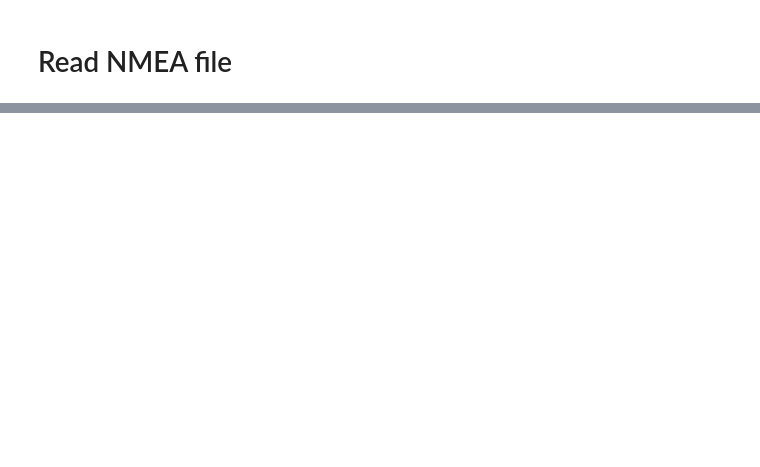
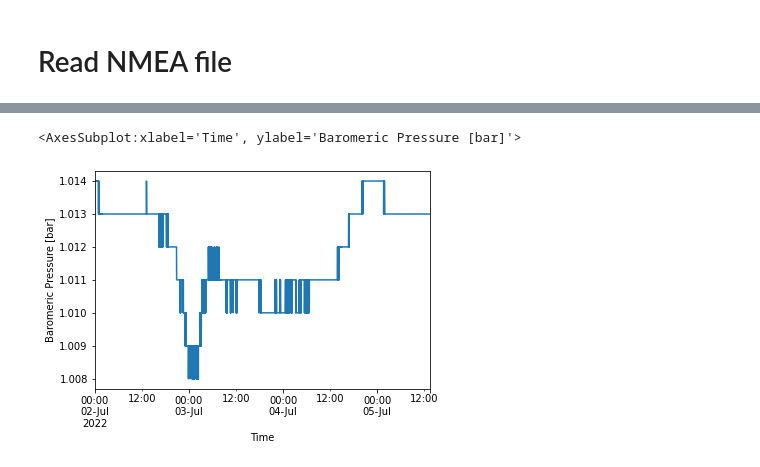
Before and after one commit to cioos-siooc/ocean-data-parser, a Jupyter notebook: notebooks/nmea_example.ipynb, the cells around one changed output, grey strips where cells are left out. Cells and saved outputs as stored; diff of their text form; code cells hidden in the pictures; blank space fills up the shorter version.

```diff
--- a/notebooks/nmea_example.ipynb
+++ b/notebooks/nmea_example.ipynb
@@ -92,0 +97,6 @@ df_5min['air_temp'].astype(float).plot(xlabel='Time',ylabel='Air Temperature')
+# %%
+# Plot data
+df_resampled["b_pressure_bar"].plot(xlabel="Time", ylabel="Baromeric Pressure [bar]")
+# %% [output]
+<AxesSubplot:xlabel='Time', ylabel='Baromeric Pressure [bar]'>
+[figure, added]
```
Also changed, not shown: parts of 34 cells of this notebook.
